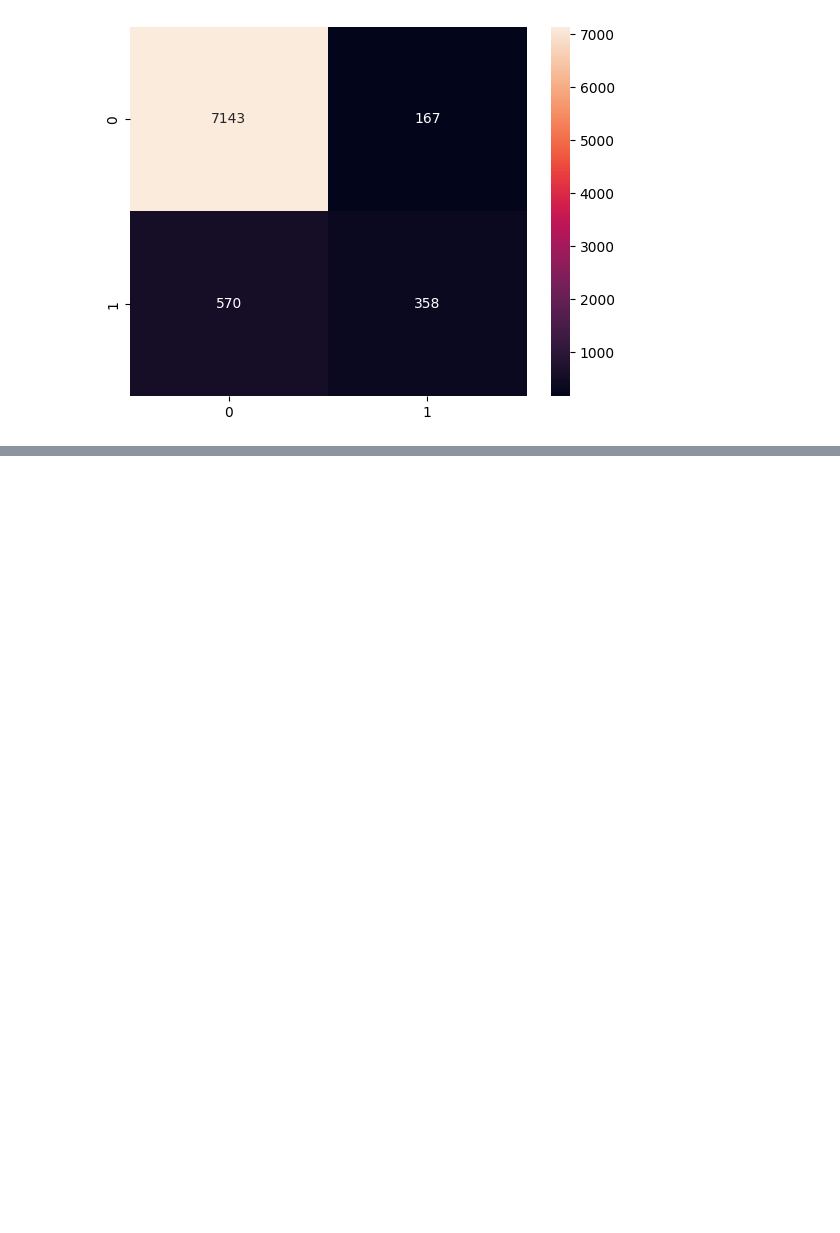
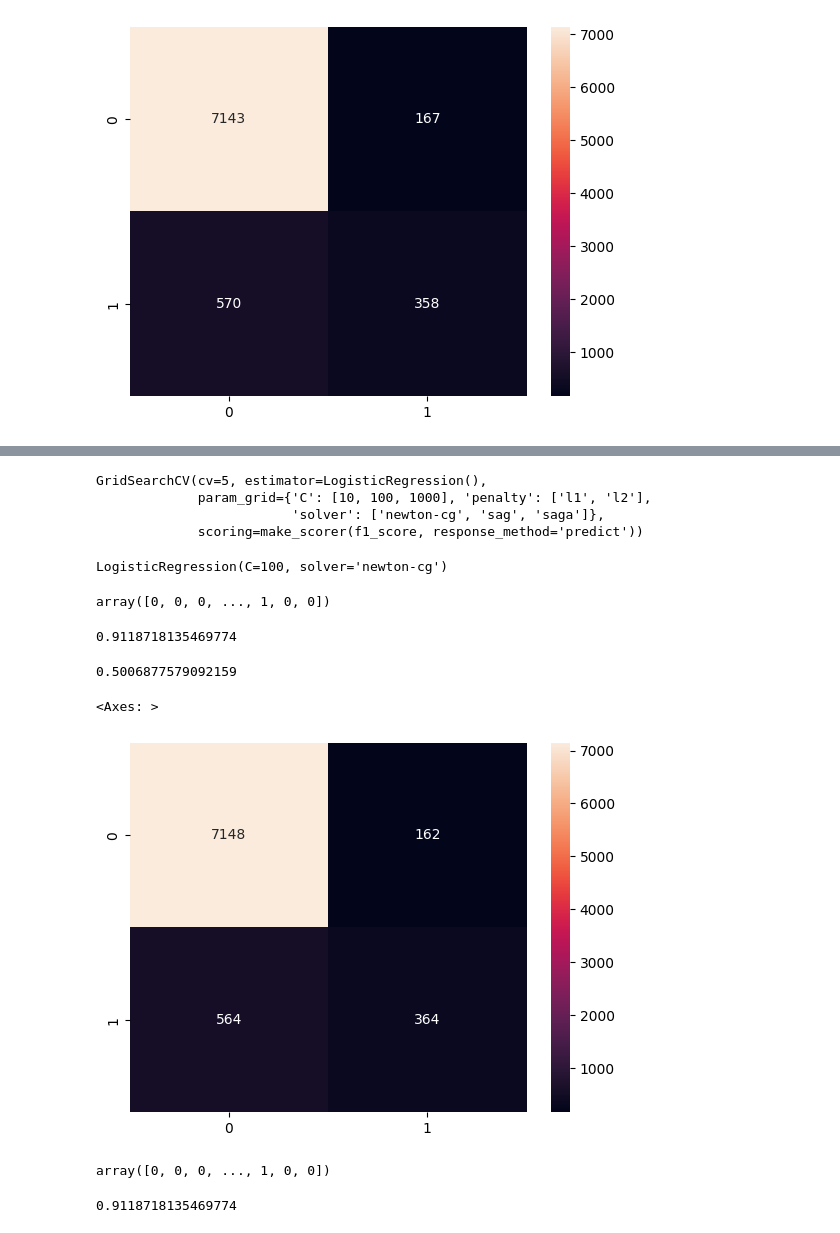
Before and after one commit to jronald88/Logistic-Regression-Project, a Jupyter notebook: src/explore.ipynb, the cells around one changed output, grey strips where cells are left out. Saved outputs shown, nothing was run; the diff lists cells and outputs as text; code cells hidden in the pictures; blank space fills up the shorter version.

```diff
--- a/src/explore.ipynb
+++ b/src/explore.ipynb
@@ -345,0 +403,41 @@ Feature Selection
+# %%
+# We define the parameters that we want to adjust by hand
+hyperparams = {
+    "C": [10, 100, 1000],
+    "penalty": ["l1", "l2"],
+    "solver": ["newton-cg", "sag", "saga"]
+}
+
+# We initialize the grid
+grid = GridSearchCV(model, hyperparams, scoring = scorer, cv = 5)
+grid
+# %% [output]
+GridSearchCV(cv=5, estimator=LogisticRegression(),
+             param_grid={'C': [10, 100, 1000], 'penalty': ['l1', 'l2'],
+                         'solver': ['newton-cg', 'sag', 'saga']},
+             scoring=make_scorer(f1_score, response_method='predict'))
+# %%
+grid_out = grid.fit(X_train, y_train)
+# %%
+grid_best = grid_out.best_estimator_
+grid_best
+# %% [output]
+LogisticRegression(C=100, solver='newton-cg')
+# %%
+y_predict = grid_best.predict(X_test)
+y_predict
+# %% [output]
+array([0, 0, 0, ..., 1, 0, 0])
+# %%
+print(accuracy_score(y_test, y_predict))
+# %% [output]
+0.9118718135469774
+# %%
+print(f1_score(y_test, y_predict))
+# %% [output]
+0.5006877579092159
+# %%
+sns.heatmap(confusion_matrix(y_test, y_predict), annot=True, fmt="d")
+# %% [output]
+<Axes: >
+[figure, added]
@@ -345,0 +450,9 @@ Feature Selection
+# %%
+y_predict = best_model.predict(X_test)
+y_predict
+# %% [output]
+array([0, 0, 0, ..., 1, 0, 0])
+# %%
+print(accuracy_score(y_test, y_predict))
+# %% [output]
+0.9118718135469774
```
Also changed, not shown: parts of 15 cells of this notebook, 1 other file.
